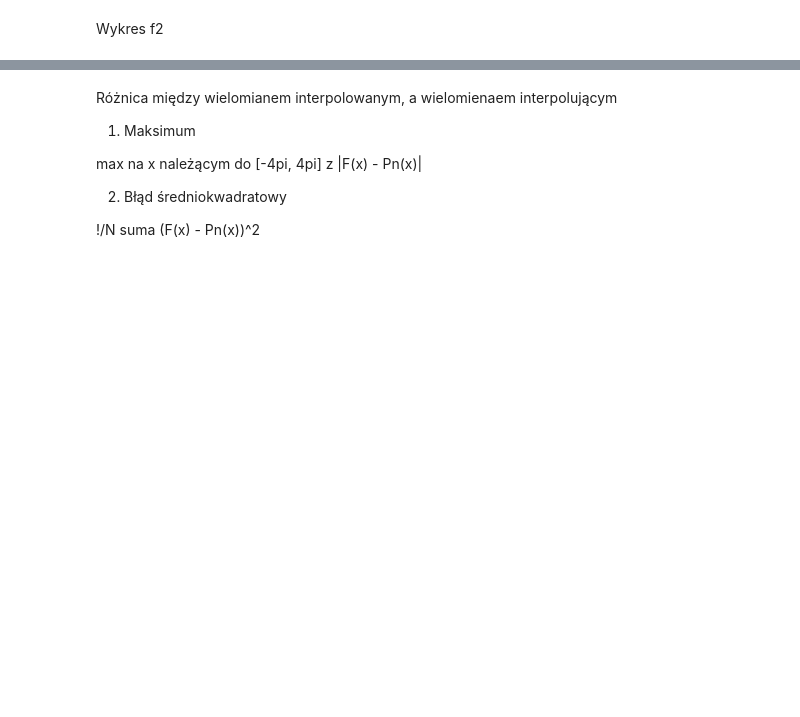
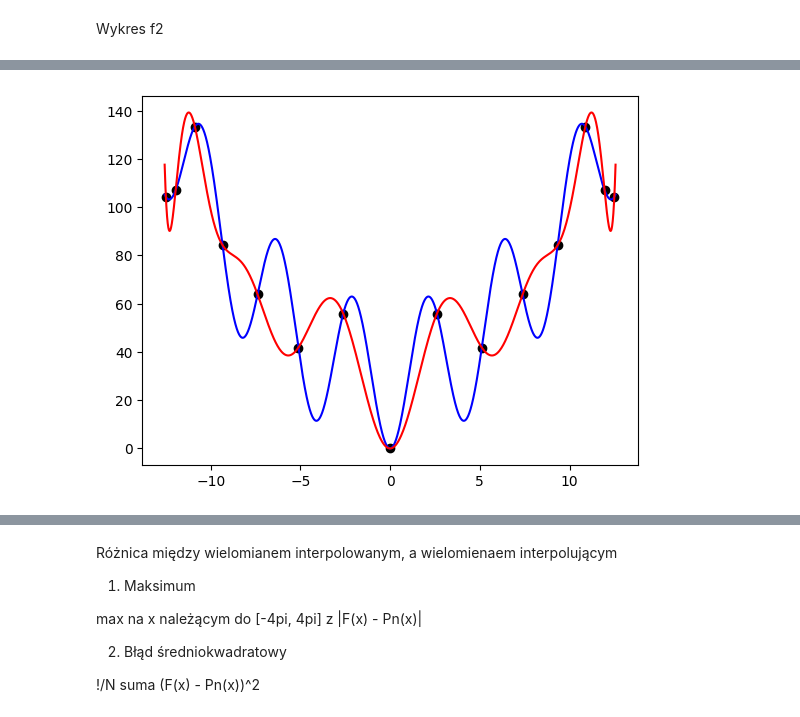
Before and after one commit to JakubFr4czek/MOwNiT, a Jupyter notebook: Lab2/lab2.ipynb, the cells around one changed output, grey strips where cells are left out. Cells and saved outputs as stored; diff of their text form; code cells hidden in the pictures; blank space fills up the shorter version.

```diff
--- a/Lab2/lab2.ipynb
+++ b/Lab2/lab2.ipynb
@@ -239,0 +165,5 @@ plt.show()
+# %%
+interpolate(lagrange_interpolation, get_chebyshev_nodes, 15, 1000)
+plt.show()
+# %% [output]
+[figure, added]
```
Also changed, not shown: parts of 30 cells of this notebook.
